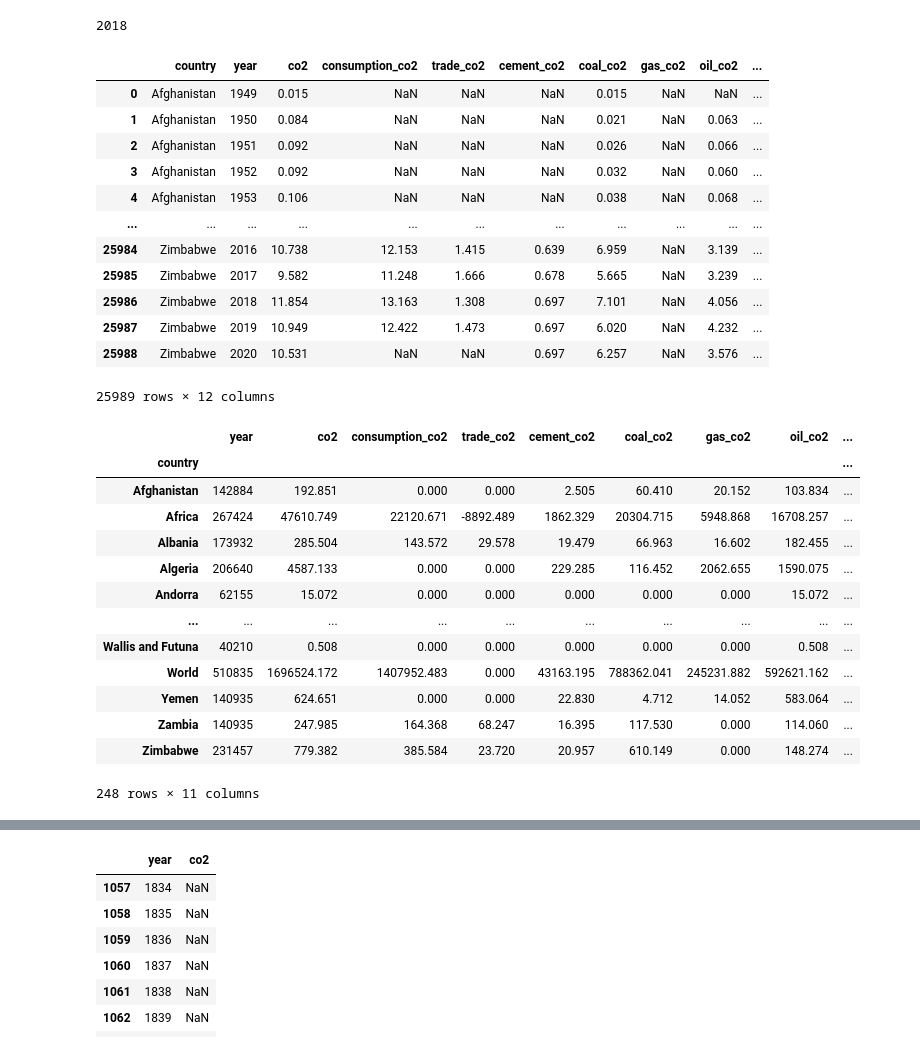
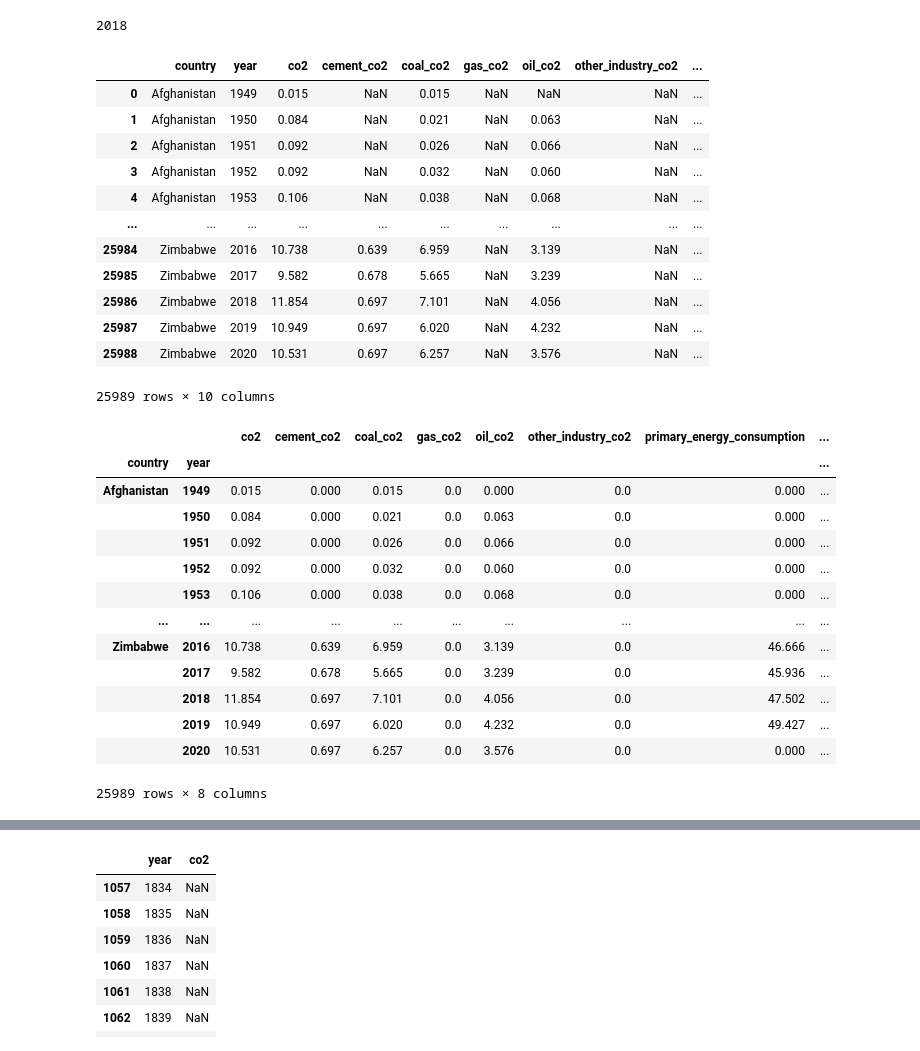
Before and after one commit to sheetal1996/Eco-lution, a Jupyter notebook: 575DataCleanign.ipynb, the cells around one changed output, grey strips where cells are left out. Cells and saved outputs as stored; diff of their text form; code cells hidden in the pictures.

```diff
--- a/575DataCleanign.ipynb
+++ b/575DataCleanign.ipynb
@@ -112,44 +134,45 @@ df_dropcol['year'].max()
 2018
 # %%
 #Selecting some columns:
-selected_columns = ["country","year","co2","consumption_co2","trade_co2","cement_co2","coal_co2","gas_co2","oil_co2","other_industry_co2","co2_per_capita","population"]
+selected_columns = ["country","year","co2", "cement_co2","coal_co2","gas_co2",
+                    "oil_co2","other_industry_co2","primary_energy_consumption","population"]
 
 co2_df = df[selected_columns] # Filtering out the selected columns
 
 co2_df
 # %% [output]
-|  | country | year | co2 | consumption_co2 | trade_co2 | cement_co2 | coal_co2 | gas_co2 | oil_co2 | ... |
-| 0 | Afghanistan | 1949 | 0.015 | NaN | NaN | NaN | 0.015 | NaN | NaN | ... |
-| 1 | Afghanistan | 1950 | 0.084 | NaN | NaN | NaN | 0.021 | NaN | 0.063 | ... |
-| 2 | Afghanistan | 1951 | 0.092 | NaN | NaN | NaN | 0.026 | NaN | 0.066 | ... |
-| 3 | Afghanistan | 1952 | 0.092 | NaN | NaN | NaN | 0.032 | NaN | 0.060 | ... |
-| 4 | Afghanistan | 1953 | 0.106 | NaN | NaN | NaN | 0.038 | NaN | 0.068 | ... |
-| ... | ... | ... | ... | ... | ... | ... | ... | ... | ... | ... |
-| 25984 | Zimbabwe | 2016 | 10.738 | 12.153 | 1.415 | 0.639 | 6.959 | NaN | 3.139 | ... |
-| 25985 | Zimbabwe | 2017 | 9.582 | 11.248 | 1.666 | 0.678 | 5.665 | NaN | 3.239 | ... |
-| 25986 | Zimbabwe | 2018 | 11.854 | 13.163 | 1.308 | 0.697 | 7.101 | NaN | 4.056 | ... |
-| 25987 | Zimbabwe | 2019 | 10.949 | 12.422 | 1.473 | 0.697 | 6.020 | NaN | 4.232 | ... |
-| 25988 | Zimbabwe | 2020 | 10.531 | NaN | NaN | 0.697 | 6.257 | NaN | 3.576 | ... |
+|  | country | year | co2 | cement_co2 | coal_co2 | gas_co2 | oil_co2 | other_industry_co2 | ... |
+| 0 | Afghanistan | 1949 | 0.015 | NaN | 0.015 | NaN | NaN | NaN | ... |
+| 1 | Afghanistan | 1950 | 0.084 | NaN | 0.021 | NaN | 0.063 | NaN | ... |
+| 2 | Afghanistan | 1951 | 0.092 | NaN | 0.026 | NaN | 0.066 | NaN | ... |
+| 3 | Afghanistan | 1952 | 0.092 | NaN | 0.032 | NaN | 0.060 | NaN | ... |
+| 4 | Afghanistan | 1953 | 0.106 | NaN | 0.038 | NaN | 0.068 | NaN | ... |
+| ... | ... | ... | ... | ... | ... | ... | ... | ... | ... |
+| 25984 | Zimbabwe | 2016 | 10.738 | 0.639 | 6.959 | NaN | 3.139 | NaN | ... |
+| 25985 | Zimbabwe | 2017 | 9.582 | 0.678 | 5.665 | NaN | 3.239 | NaN | ... |
+| 25986 | Zimbabwe | 2018 | 11.854 | 0.697 | 7.101 | NaN | 4.056 | NaN | ... |
+| 25987 | Zimbabwe | 2019 | 10.949 | 0.697 | 6.020 | NaN | 4.232 | NaN | ... |
+| 25988 | Zimbabwe | 2020 | 10.531 | 0.697 | 6.257 | NaN | 3.576 | NaN | ... |
-25989 rows × 12 columns
+25989 rows × 10 columns
 # %%
 #aggregating the data by years:
 
-co2_df.groupby(by = "country").sum()
+co2_df.groupby(['country', 'year']).sum()
 # %% [output]
-|  | year | co2 | consumption_co2 | trade_co2 | cement_co2 | coal_co2 | gas_co2 | oil_co2 | ... |
-| country |  |  |  |  |  |  |  |  | ... |
-| Afghanistan | 142884 | 192.851 | 0.000 | 0.000 | 2.505 | 60.410 | 20.152 | 103.834 | ... |
-| Africa | 267424 | 47610.749 | 22120.671 | -8892.489 | 1862.329 | 20304.715 | 5948.868 | 16708.257 | ... |
-| Albania | 173932 | 285.504 | 143.572 | 29.578 | 19.479 | 66.963 | 16.602 | 182.455 | ... |
-| Algeria | 206640 | 4587.133 | 0.000 | 0.000 | 229.285 | 116.452 | 2062.655 | 1590.075 | ... |
-| Andorra | 62155 | 15.072 | 0.000 | 0.000 | 0.000 | 0.000 | 0.000 | 15.072 | ... |
+|  |  | co2 | cement_co2 | coal_co2 | gas_co2 | oil_co2 | other_industry_co2 | primary_energy_consumption | ... |
+| country | year |  |  |  |  |  |  |  | ... |
+| Afghanistan | 1949 | 0.015 | 0.000 | 0.015 | 0.0 | 0.000 | 0.0 | 0.000 | ... |
+|  | 1950 | 0.084 | 0.000 | 0.021 | 0.0 | 0.063 | 0.0 | 0.000 | ... |
+|  | 1951 | 0.092 | 0.000 | 0.026 | 0.0 | 0.066 | 0.0 | 0.000 | ... |
+|  | 1952 | 0.092 | 0.000 | 0.032 | 0.0 | 0.060 | 0.0 | 0.000 | ... |
+|  | 1953 | 0.106 | 0.000 | 0.038 | 0.0 | 0.068 | 0.0 | 0.000 | ... |
 | ... | ... | ... | ... | ... | ... | ... | ... | ... | ... |
-| Wallis and Futuna | 40210 | 0.508 | 0.000 | 0.000 | 0.000 | 0.000 | 0.000 | 0.508 | ... |
-| World | 510835 | 1696524.172 | 1407952.483 | 0.000 | 43163.195 | 788362.041 | 245231.882 | 592621.162 | ... |
-| Yemen | 140935 | 624.651 | 0.000 | 0.000 | 22.830 | 4.712 | 14.052 | 583.064 | ... |
-| Zambia | 140935 | 247.985 | 164.368 | 68.247 | 16.395 | 117.530 | 0.000 | 114.060 | ... |
-| Zimbabwe | 231457 | 779.382 | 385.584 | 23.720 | 20.957 | 610.149 | 0.000 | 148.274 | ... |
+| Zimbabwe | 2016 | 10.738 | 0.639 | 6.959 | 0.0 | 3.139 | 0.0 | 46.666 | ... |
+|  | 2017 | 9.582 | 0.678 | 5.665 | 0.0 | 3.239 | 0.0 | 45.936 | ... |
+|  | 2018 | 11.854 | 0.697 | 7.101 | 0.0 | 4.056 | 0.0 | 47.502 | ... |
+|  | 2019 | 10.949 | 0.697 | 6.020 | 0.0 | 4.232 | 0.0 | 49.427 | ... |
+|  | 2020 | 10.531 | 0.697 | 6.257 | 0.0 | 3.576 | 0.0 | 0.000 | ... |
-248 rows × 11 columns
+25989 rows × 8 columns
 # %%
 #Top 30 countries of the world by emission
 co2_top = co2_df.groupby(by = "country").sum()["co2"]
```
Also changed, not shown: parts of 15 cells of this notebook.
